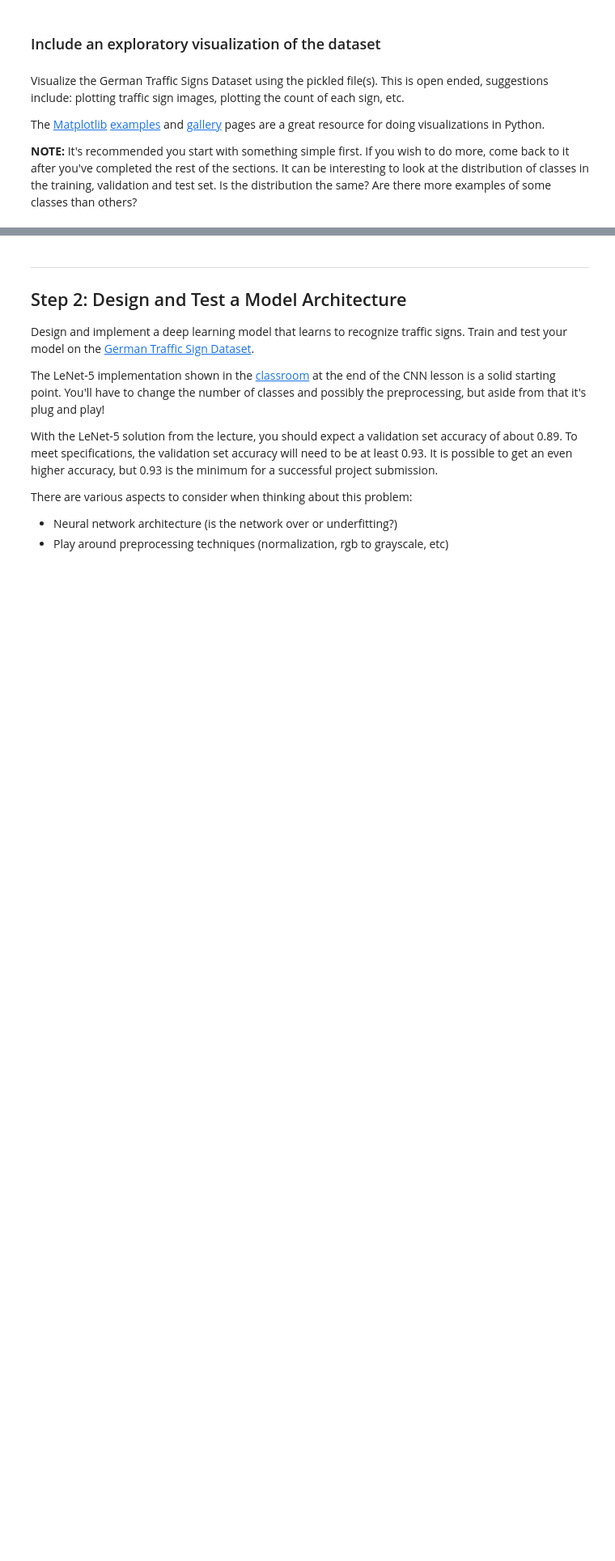
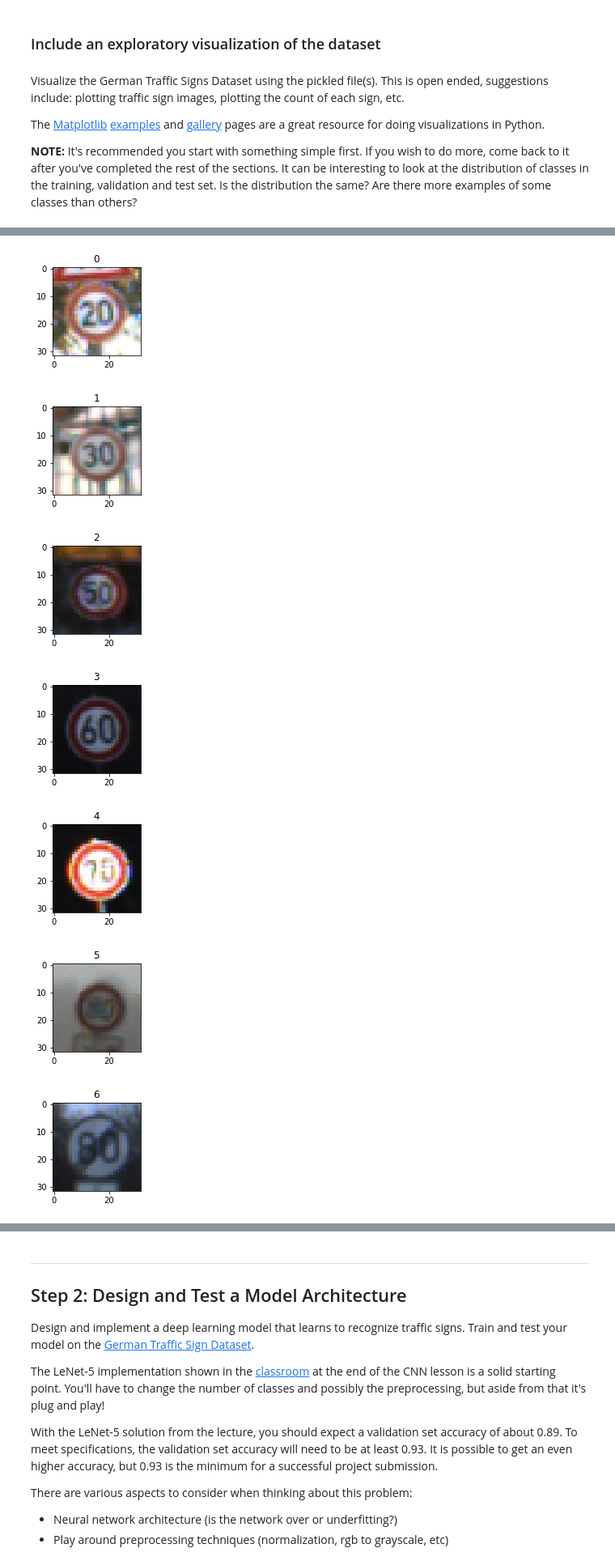
Before and after one commit to toshiharutf/CarND-Term1-Traffic_sign_classifier_P2, a Jupyter notebook: Traffic_Sign_Classifier.ipynb, the cells around one changed output, grey strips where cells are left out. Shown at 81% size. Saved outputs shown, nothing was run; the diff lists cells and outputs as text; code cells hidden in the pictures; blank space fills up the shorter version.

Commit message:
Print all image classes in order

```diff
--- a/Traffic_Sign_Classifier.ipynb
+++ b/Traffic_Sign_Classifier.ipynb
@@ -146,0 +148,19 @@ Figures with less samples in data set (From least to most common)
+# %%
+for class_n in range(n_classes):
+    #index = random.randint(0, len(X_train))
+    #print(figure_type)
+    sub_index = random.randint(0, 180)
+    index = np.where(y_train==class_n)[0][sub_index]
+    #print(index)
+    image = X_train[index].squeeze()
+    plt.figure(figsize=(2,2))
+    plt.title(class_n)
+    plt.imshow(image)
+# %% [output]
+[figure, added]
+[figure, added]
+[figure, added]
+[figure, added]
+[figure, added]
+[figure, added]
+[figure, added]
```
Also changed, not shown: parts of 3 cells of this notebook, 2 other files.
